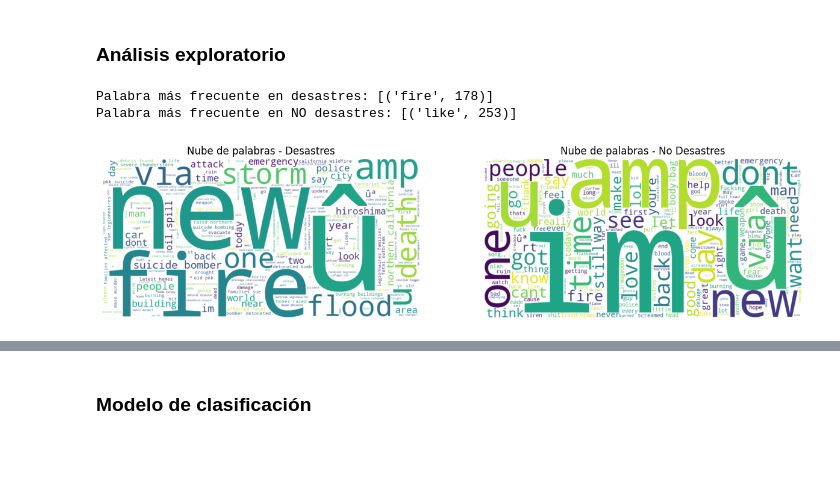
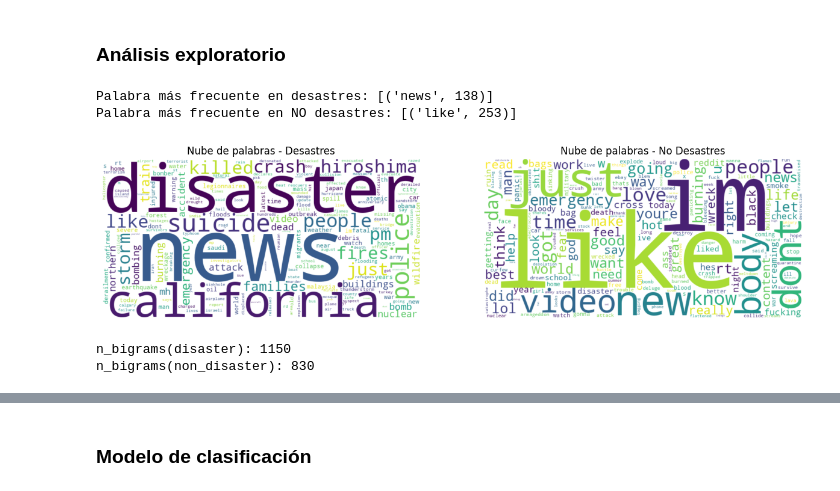
Before and after one commit to EdwinOrtegaK/Lab5_DS, a Jupyter notebook: src/data.ipynb, the cells around one changed output, grey strips where cells are left out. Saved outputs shown, nothing was run; the diff lists cells and outputs as text; code cells hidden in the pictures; blank space fills up the shorter version.

Commit message:
fix: fixed cloud diagram

```diff
--- a/src/data.ipynb
+++ b/src/data.ipynb
@@ -408,36 +408,86 @@ df = pd.read_csv("../data/train_clean.csv")
 from collections import Counter
 
 # Separar por clase
-disaster_tweets = df[df["target"] == 1]["clean_text"].str.split().sum()
-nondisaster_tweets = df[df["target"] == 0]["clean_text"].str.split().sum()
+def token_counter(df, cls):
+    s = df.loc[df["target"] == cls, "clean_text"].astype(str).fillna("")
+    tokens = s.str.split().explode()
+    tokens = tokens[tokens.str.len() > 0]  # quitar vacíos
+    return Counter(tokens)
 
 # Contar frecuencia
-disaster_counts = Counter(disaster_tweets)
-nondisaster_counts = Counter(nondisaster_tweets)
+disaster_counts = token_counter(df, 1)
+nondisaster_counts = token_counter(df, 0)
 
 print("Palabra más frecuente en desastres:", disaster_counts.most_common(1))
 print("Palabra más frecuente en NO desastres:", nondisaster_counts.most_common(1))
 # %% [output]
-Palabra más frecuente en desastres: [('fire', 178)]
+Palabra más frecuente en desastres: [('news', 138)]
 Palabra más frecuente en NO desastres: [('like', 253)]
 # %%
 # ==========================================
 # Nubes de palabras por categoría
 # ==========================================
-fig, axes = plt.subplots(1, 2, figsize=(15,7))
+from wordcloud import WordCloud
 
-# Nube para tweets de desastre
-wc_disaster = WordCloud(width=800, height=400, background_color="white").generate(" ".join(disaster_tweets))
+fig, axes = plt.subplots(1, 2, figsize=(15, 7))
+
+# Generar wordcloud de desastres
+wc_disaster = WordCloud(
+    width=800, height=400, background_color="white",
+    collocations=False,
+    repeat=False,
+    normalize_plurals=False
+).generate_from_frequencies(dict(disaster_counts))
+
 axes[0].imshow(wc_disaster, interpolation="bilinear")
 axes[0].set_title("Nube de palabras - Desastres")
 axes[0].axis("off")
 
-# Nube para tweets de NO desastre
-wc_nondisaster = WordCloud(width=800, height=400, background_color="white").generate(" ".join(nondisaster_tweets))
+# Generar wordcloud de No desastres
+wc_nondisaster = WordCloud(
+    width=800, height=400, background_color="white",
+    collocations=False,
+    repeat=False,
+    normalize_plurals=False
+).generate_from_frequencies(dict(nondisaster_counts))
+
 axes[1].imshow(wc_nondisaster, interpolation="bilinear")
 axes[1].set_title("Nube de palabras - No Desastres")
 axes[1].axis("off")
 
 plt.show()
 # %% [output]
-[figure, old version]
+[figure, new version]
+# %%
+# ======================
+# construir bi_counts_*
+# ======================
+import numpy as np
+from collections import Counter
+from sklearn.feature_extraction.text import CountVectorizer
+
+def build_ngram_counts(df, cls, ngram=(2,2), min_df=3, max_features=None):
+    s = df.loc[df["target"] == cls, "clean_text"].astype(str).fillna("")
+    vec = CountVectorizer(
+        ngram_range=ngram,
+        min_df=min_df,
+        max_features=max_features,
+        token_pattern=r"(?u)\b\w+\b",
+        lowercase=False,
+        stop_words=None
+    )
+    X = vec.fit_transform(s)
+    vocab = vec.get_feature_names_out()
+    counts = np.asarray(X.sum(axis=0)).ravel()
+    return Counter(dict(zip(vocab, counts)))
+
+# Bigramas por clase
+bi_counts_disaster = build_ngram_counts(df, cls=1, ngram=(2,2), min_df=3)
+bi_counts_nondisaster = build_ngram_counts(df, cls=0, ngram=(2,2), min_df=3)
+
+# Sanity check
+print("n_bigrams(disaster):", len(bi_counts_disaster))
+print("n_bigrams(non_disaster):", len(bi_counts_nondisaster))
+# %% [output]
+n_bigrams(disaster): 1150
+n_bigrams(non_disaster): 830
```
Also changed, not shown: parts of 10 cells of this notebook, 2 other files.
